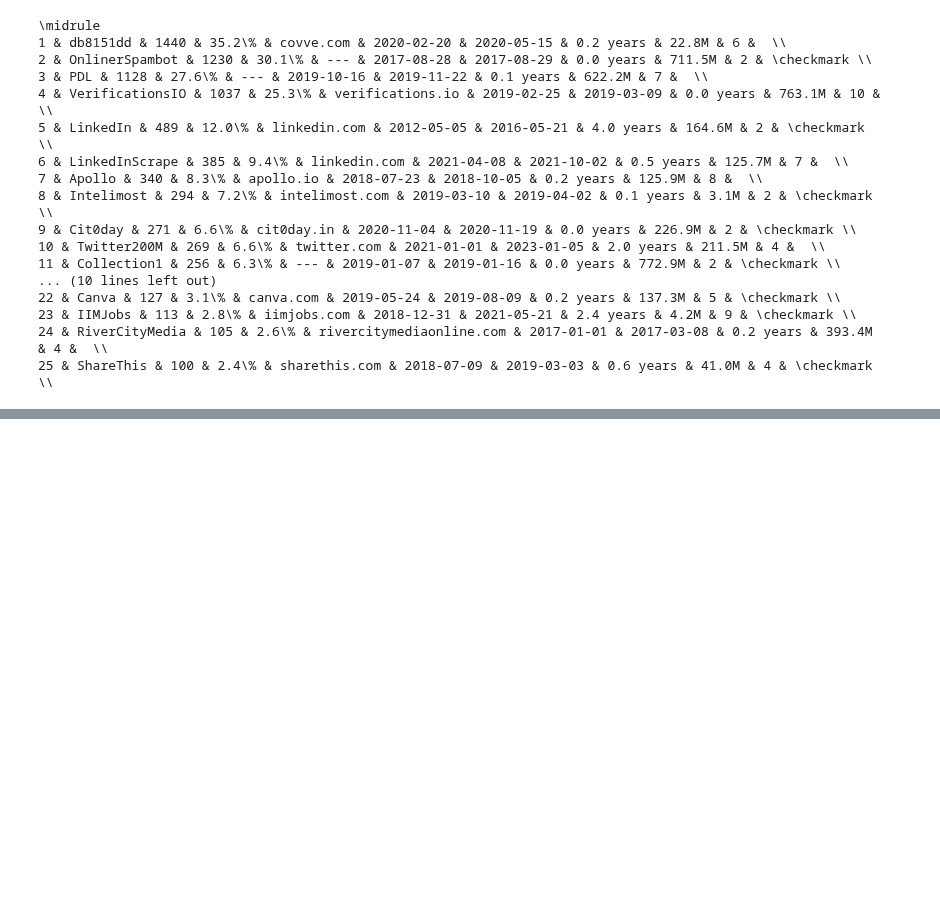
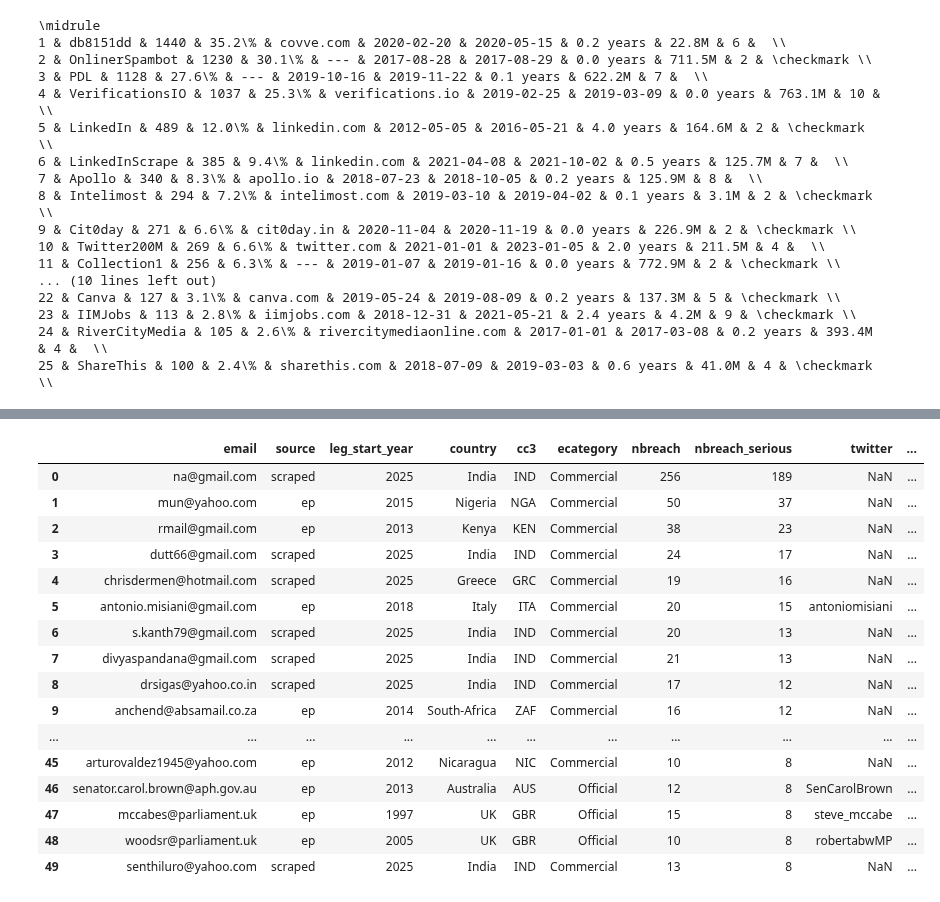
Before and after one commit to themains/pwned_pols, a Jupyter notebook: scripts/06_everypol_summ.ipynb, the cells around one changed output, grey strips where cells are left out. Cells and saved outputs as stored; diff of their text form; code cells hidden in the pictures; blank space fills up the shorter version.

```diff
--- a/scripts/06_everypol_summ.ipynb
+++ b/scripts/06_everypol_summ.ipynb
@@ -1474,0 +1500,25 @@ pandas_to_tex(
+# %%
+(
+    df_email_lvl_cov
+#     .query("ecategory=='Commercial'")
+    .sort_values("nbreach_serious", ascending=False, ignore_index=True)
+    .head(50)
+)
+# %% [output]
+|  | email | source | leg_start_year | country | cc3 | ecategory | nbreach | nbreach_serious | twitter | ... |
+| 0 | na@gmail.com | scraped | 2025 | India | IND | Commercial | 256 | 189 | NaN | ... |
+| 1 | mun@yahoo.com | ep | 2015 | Nigeria | NGA | Commercial | 50 | 37 | NaN | ... |
+| 2 | rmail@gmail.com | ep | 2013 | Kenya | KEN | Commercial | 38 | 23 | NaN | ... |
+| 3 | dutt66@gmail.com | scraped | 2025 | India | IND | Commercial | 24 | 17 | NaN | ... |
+| 4 | chrisdermen@hotmail.com | scraped | 2025 | Greece | GRC | Commercial | 19 | 16 | NaN | ... |
+| 5 | antonio.misiani@gmail.com | ep | 2018 | Italy | ITA | Commercial | 20 | 15 | antoniomisiani | ... |
+| 6 | s.kanth79@gmail.com | scraped | 2025 | India | IND | Commercial | 20 | 13 | NaN | ... |
+| 7 | divyaspandana@gmail.com | scraped | 2025 | India | IND | Commercial | 21 | 13 | NaN | ... |
+| 8 | drsigas@yahoo.co.in | scraped | 2025 | India | IND | Commercial | 17 | 12 | NaN | ... |
+| 9 | anchend@absamail.co.za | ep | 2014 | South-Africa | ZAF | Commercial | 16 | 12 | NaN | ... |
+| ... | ... | ... | ... | ... | ... | ... | ... | ... | ... | ... |
+| 45 | arturovaldez1945@yahoo.com | ep | 2012 | Nicaragua | NIC | Commercial | 10 | 8 | NaN | ... |
+| 46 | senator.carol.brown@aph.gov.au | ep | 2013 | Australia | AUS | Official | 12 | 8 | SenCarolBrown | ... |
+| 47 | mccabes@parliament.uk | ep | 1997 | UK | GBR | Official | 15 | 8 | steve_mccabe | ... |
+| 48 | woodsr@parliament.uk | ep | 2005 | UK | GBR | Official | 10 | 8 | robertabwMP | ... |
+| 49 | senthiluro@yahoo.com | scraped | 2025 | India | IND | Commercial | 13 | 8 | NaN | ... |
```
Also changed, not shown: parts of 13 cells of this notebook, 1 other file.
